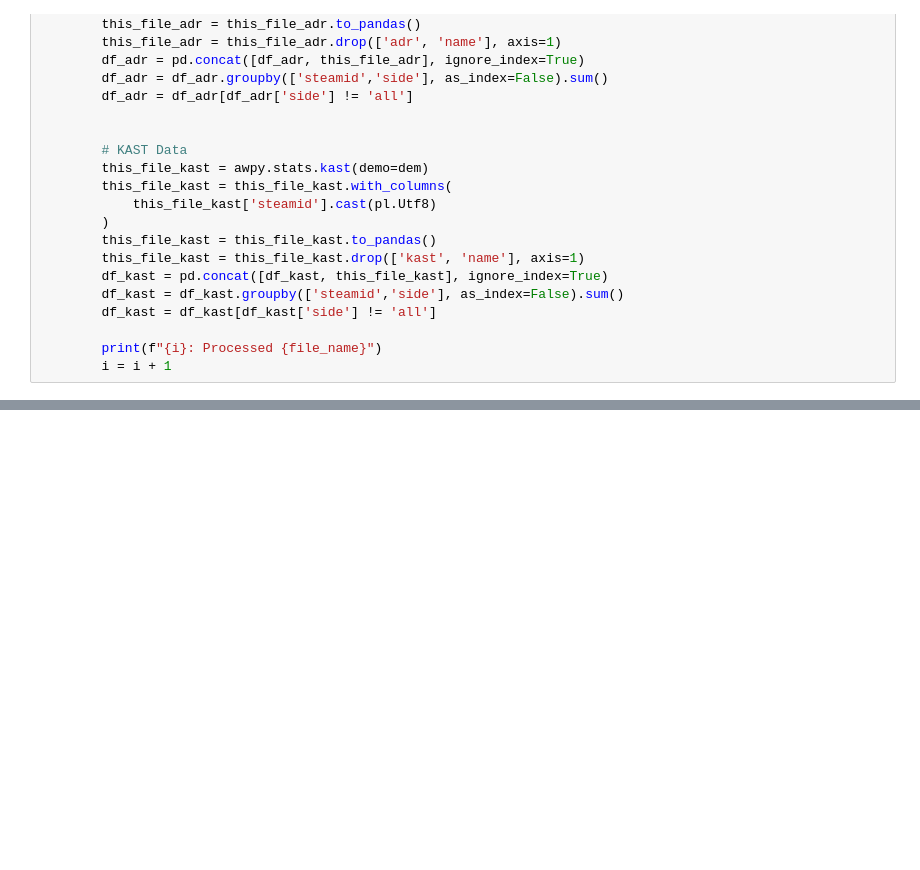
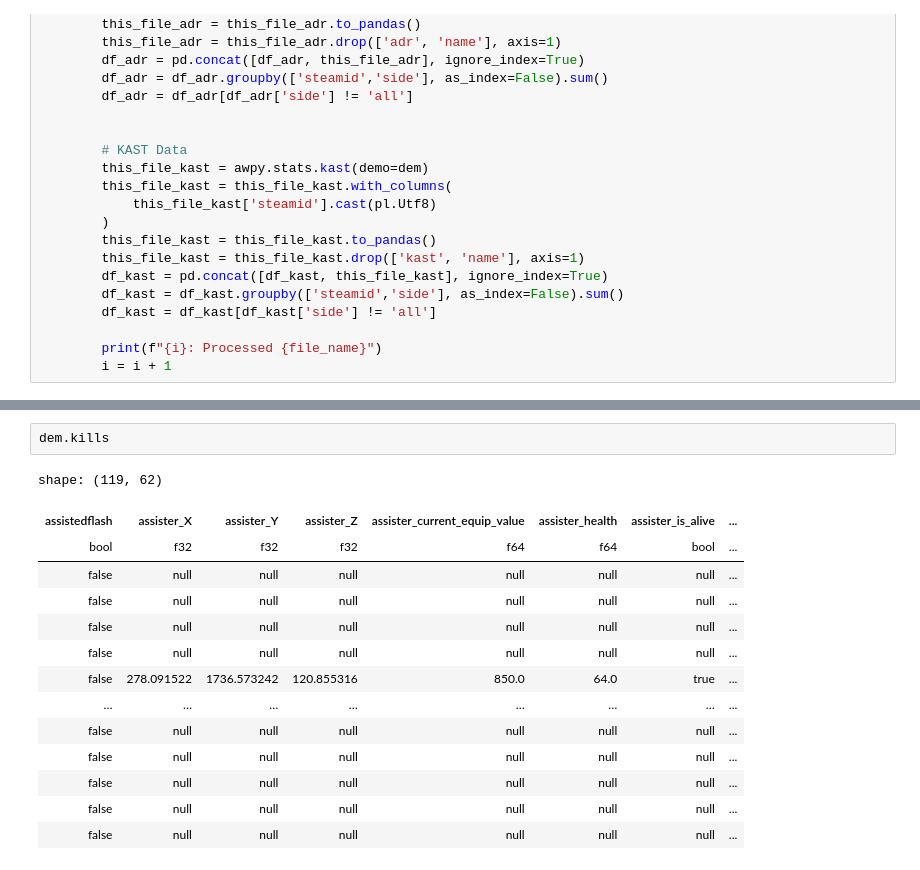
Before and after one commit to VictorLima4/CS2, a Jupyter notebook: scripts/debbuging.ipynb, the cells around one changed output, grey strips where cells are left out. Drawn from its saved outputs; the diff is of its cells as text; blank space fills up the shorter version.

```diff
--- a/scripts/debbuging.ipynb
+++ b/scripts/debbuging.ipynb
@@ -374,0 +374,17 @@ shape: (15, 18)
+# %%
+dem.kills
+# %% [output]
+shape: (119, 62)
+| assistedflash | assister_X | assister_Y | assister_Z | assister_current_equip_value | assister_health | assister_is_alive | ... |
+| bool | f32 | f32 | f32 | f64 | f64 | bool | ... |
+| false | null | null | null | null | null | null | ... |
+| false | null | null | null | null | null | null | ... |
+| false | null | null | null | null | null | null | ... |
+| false | null | null | null | null | null | null | ... |
+| false | 278.091522 | 1736.573242 | 120.855316 | 850.0 | 64.0 | true | ... |
+| … | … | … | … | … | … | … | ... |
+| false | null | null | null | null | null | null | ... |
+| false | null | null | null | null | null | null | ... |
+| false | null | null | null | null | null | null | ... |
+| false | null | null | null | null | null | null | ... |
+| false | null | null | null | null | null | null | ... |
```
Also changed, not shown: parts of 9 cells of this notebook, 1 other file.
